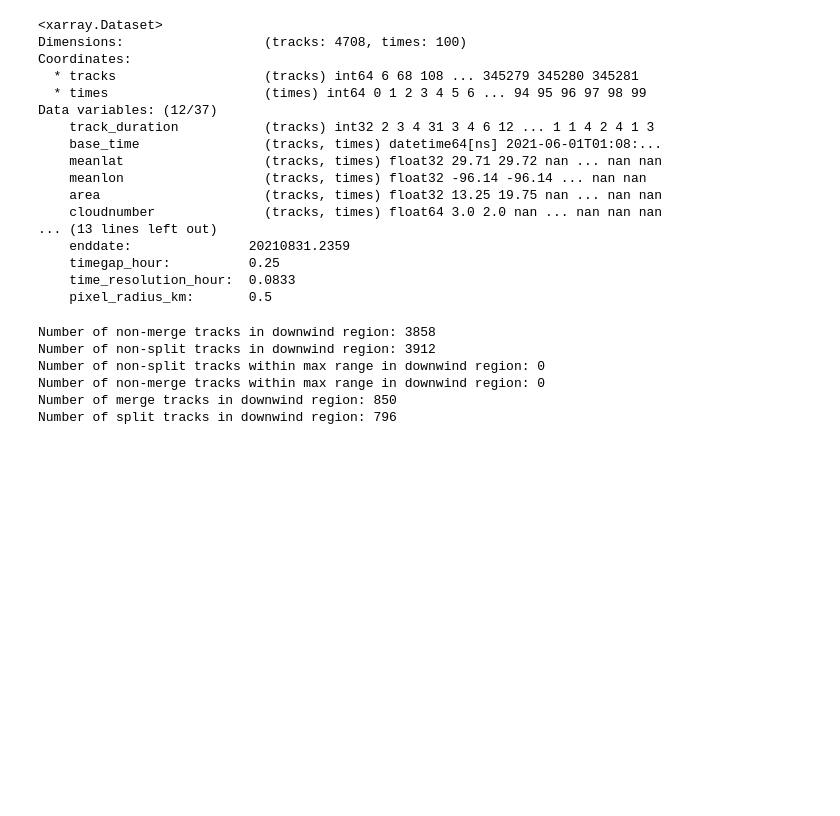
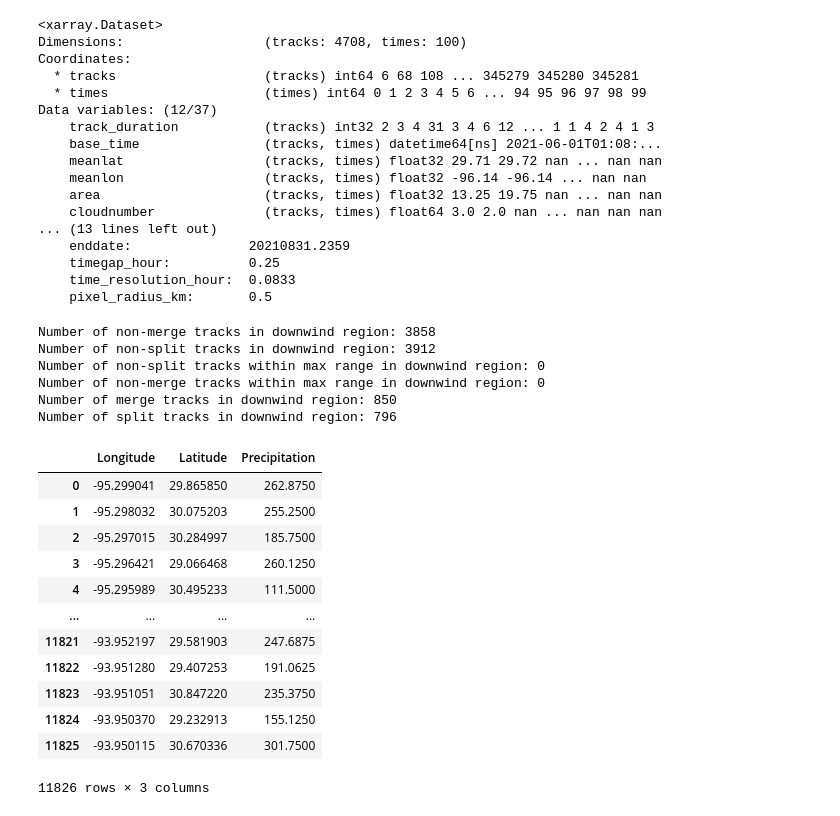
Before and after one commit to oluwafemiomitusa/Geospatial-Analysis, a Jupyter notebook: Second_part/Jupyter Notebooks/New/more_statistics.ipynb, the cells around one changed output. Saved outputs shown, nothing was run; the diff lists cells and outputs as text; code cells hidden in the pictures; blank space fills up the shorter version.

```diff
--- a/Second_part/Jupyter Notebooks/New/more_statistics.ipynb
+++ b/Second_part/Jupyter Notebooks/New/more_statistics.ipynb
@@ -369,6 +369,22 @@ Number of non-split tracks within max range in downwind region: 0
 Number of non-merge tracks within max range in downwind region: 0
 Number of merge tracks in downwind region: 850
 Number of split tracks in downwind region: 796
+# %%
+summed_precip
+# %% [output]
+|  | Longitude | Latitude | Precipitation |
+| 0 | -95.299041 | 29.865850 | 262.8750 |
+| 1 | -95.298032 | 30.075203 | 255.2500 |
+| 2 | -95.297015 | 30.284997 | 185.7500 |
+| 3 | -95.296421 | 29.066468 | 260.1250 |
+| 4 | -95.295989 | 30.495233 | 111.5000 |
+| ... | ... | ... | ... |
+| 11821 | -93.952197 | 29.581903 | 247.6875 |
+| 11822 | -93.951280 | 29.407253 | 191.0625 |
+| 11823 | -93.951051 | 30.847220 | 235.3750 |
+| 11824 | -93.950370 | 29.232913 | 155.1250 |
+| 11825 | -93.950115 | 30.670336 | 301.7500 |
+11826 rows × 3 columns
 # %%
 import matplotlib.pyplot as plt
 import numpy as np
```
Also changed, not shown: parts of 8 cells of this notebook.
